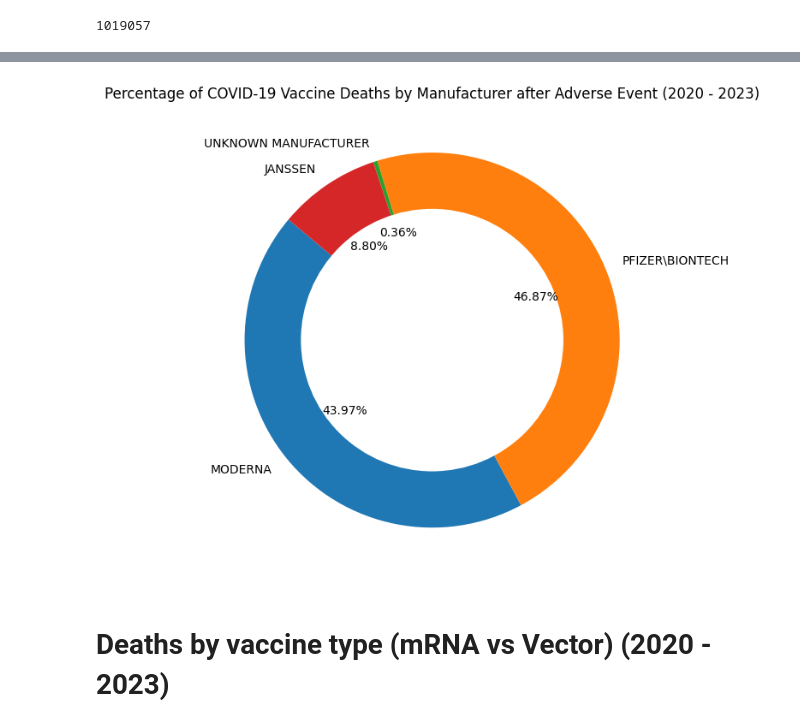
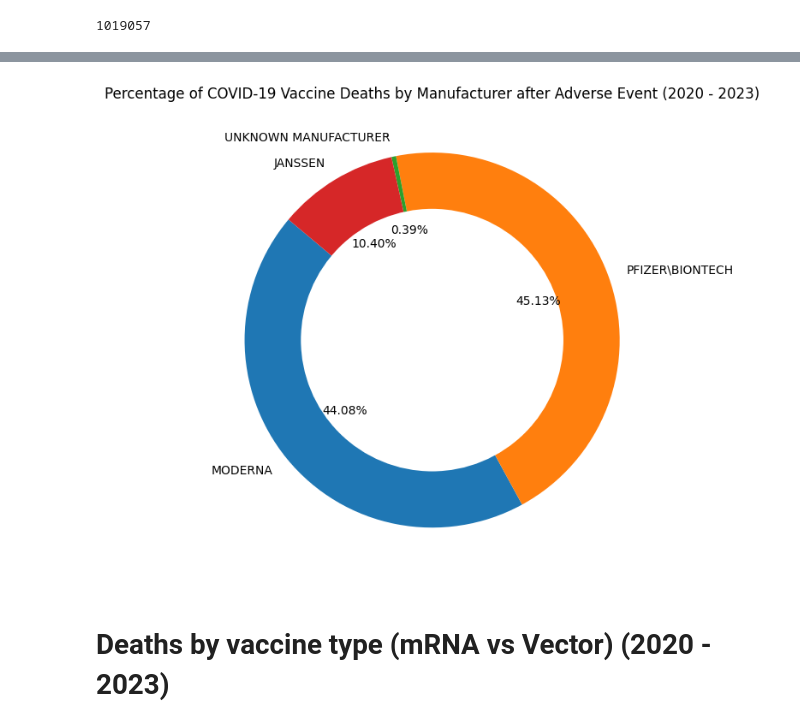
Before and after one commit to ZaNioxX/Masterarbeit, a Jupyter notebook: Data_Exploration/covid_vaccinations.ipynb, the cells around one changed output, grey strips where cells are left out. Saved outputs shown, nothing was run; the diff lists cells and outputs as text; code cells hidden in the pictures.

```diff
--- a/Data_Exploration/covid_vaccinations.ipynb
+++ b/Data_Exploration/covid_vaccinations.ipynb
@@ -125,6 +127,7 @@ for year in range(2020, 2024):
 
         # Merge datasets on VAERS_ID
         merged_data = pd.merge(deaths_data, covid_vaccine_data, on='VAERS_ID', how='inner')
+        merged_data = merged_data.drop_duplicates(subset=['VAERS_ID'])
 
         # Aggregate deaths by manufacturer for COVID-19 vaccines
         for manufacturer in merged_data['VAX_MANU'].unique():
@@ -167,34 +170,35 @@ deaths_per_manufacturer = {}
 
 for year in range(2020, 2024):
     try:
         # Load mortality and vaccine data
         mortality_data_path = f"/Users/sep/Documents/HAW/Masterarbeit/Daten.nosync/{year}VAERSDATA.csv"
         vaccine_data_path = f"/Users/sep/Documents/HAW/Masterarbeit/Daten.nosync/{year}VAERSVAX.csv"
         mortality_data = pd.read_csv(mortality_data_path, encoding="Iso-8859-1", low_memory=False)
         vaccine_data = pd.read_csv(vaccine_data_path, encoding="Iso-8859-1", low_memory=False)
 
         # Filter and merge datasets
         deaths_data = mortality_data[mortality_data['DIED'] == 'Y']
         covid_vaccine_data = vaccine_data[vaccine_data['VAX_TYPE'] == 'COVID19']
         merged_data = pd.merge(deaths_data, covid_vaccine_data, on='VAERS_ID', how='inner')
+        merged_data = merged_data.drop_duplicates(subset=['VAERS_ID'])
 
         # Aggregate deaths by manufacturer
         for manufacturer in merged_data['VAX_MANU'].unique():
             deaths_per_manufacturer[manufacturer] = deaths_per_manufacturer.get(manufacturer, 0) + len(merged_data[merged_data['VAX_MANU'] == manufacturer])
     except Exception as e:
         print(f"An error occurred for year {year}: {e}")
 
 # Creating a doughnut plot
 plt.figure(figsize=(10, 6))
 plt.pie(deaths_per_manufacturer.values(), labels=deaths_per_manufacturer.keys(), autopct='%1.2f%%', startangle=140)
 plt.gca().add_artist(plt.Circle((0,0),0.70,fc='white'))
 
 plt.title('Percentage of COVID-19 Vaccine Deaths by Manufacturer after Adverse Event (2020 - 2023)')
 plt.tight_layout()
 plt.savefig('/Users/sep/PycharmProjects/Masterarbeit/Plots/Data_Exploration/Covid_Vaccinations/Deaths_by_Manufacturer_Percentage_Doughnut.png')
 plt.show()
 # %% [output]
-[figure, old version]
+[figure, new version]
 # %% [markdown]
 # Deaths by vaccine type (mRNA vs Vector) (2020 - 2023)
 # %%
```
Also changed, not shown: parts of 9 cells of this notebook, 10 other files.
